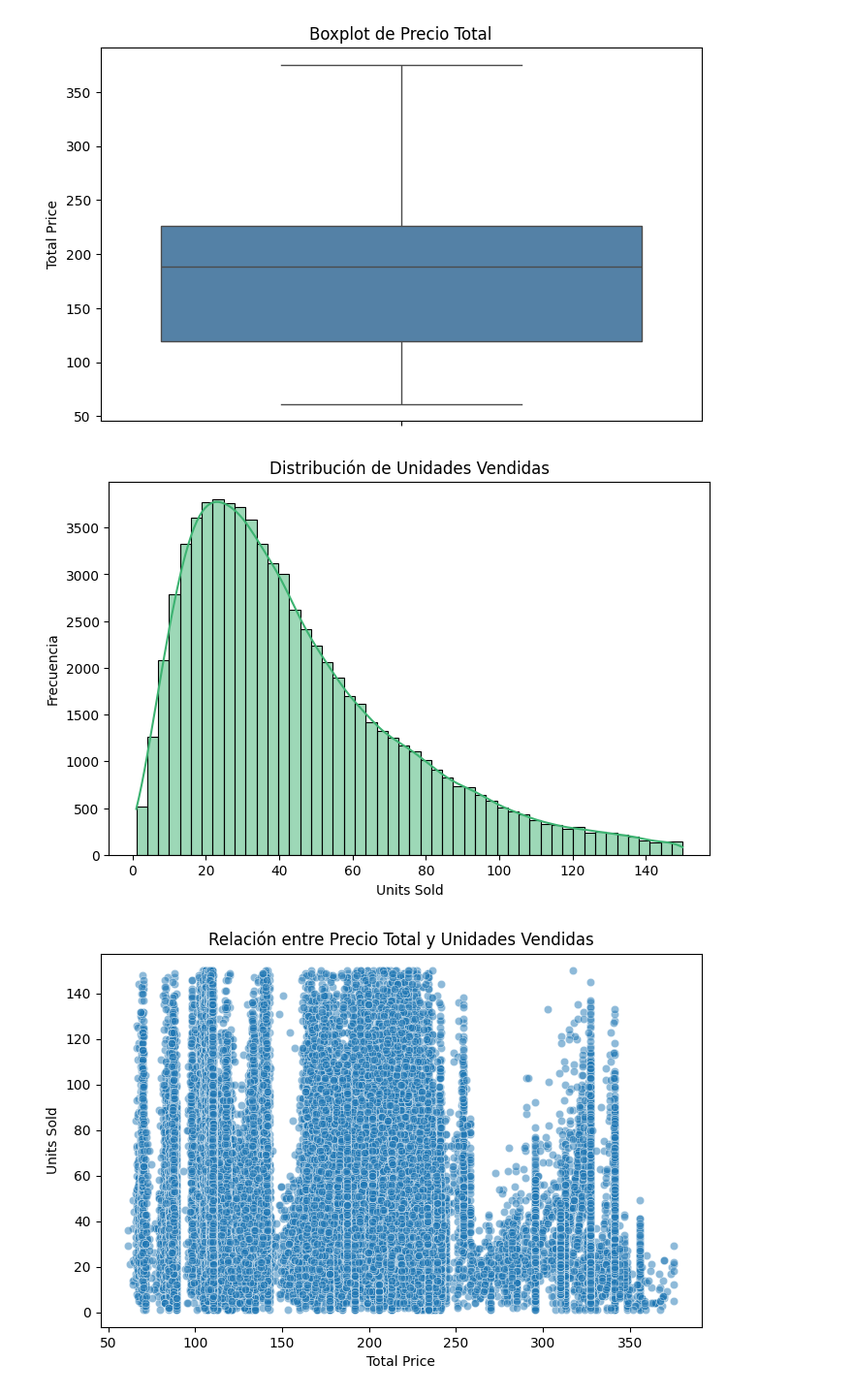
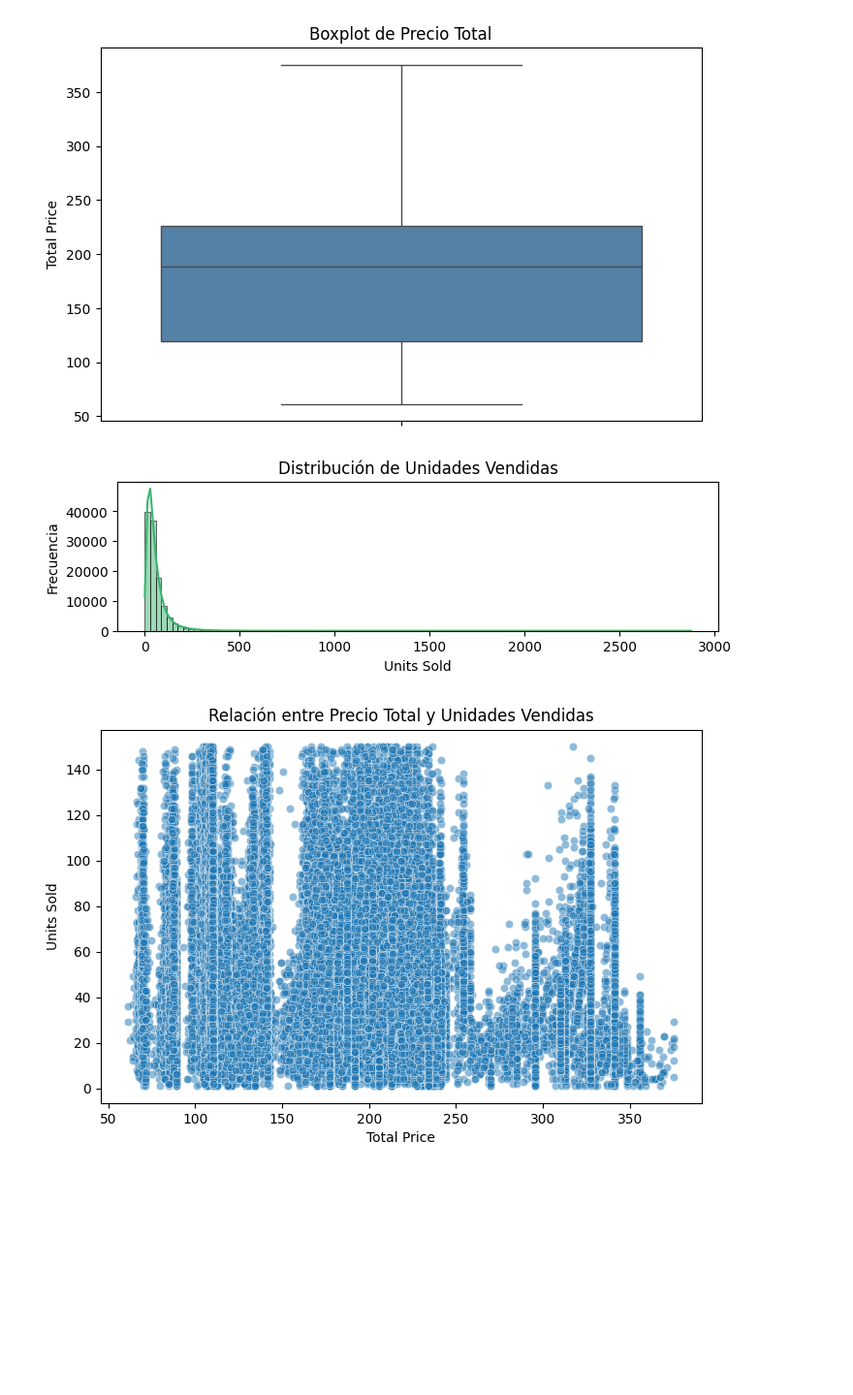
Before and after one commit to MonicaChT16/ComputacionParalelaLab3, a Jupyter notebook: Predicción_de_Demanda__PT_I.ipynb, the cells around one changed output. Shown at 97% size. Saved outputs shown, nothing was run; the diff lists cells and outputs as text; code cells hidden in the pictures; blank space fills up the shorter version.

```diff
--- a/Predicción_de_Demanda__PT_I.ipynb
+++ b/Predicción_de_Demanda__PT_I.ipynb
@@ -345,14 +345,14 @@ plt.show()
 # %% [output]
 [figure]
 # %%
-plt.figure(figsize=(8, 5))
-sns.histplot(dataclean['Units Sold'], bins=50, kde=True, color='mediumseagreen')
+plt.figure(figsize=(8, 2))
+sns.histplot(dataT['Units Sold'], bins=100, kde=True, color='mediumseagreen')
 plt.title('Distribución de Unidades Vendidas')
 plt.xlabel('Units Sold')
 plt.ylabel('Frecuencia')
 plt.show()
 # %% [output]
-[figure, old version]
+[figure, new version]
 # %%
 plt.figure(figsize=(8, 5))
 sns.scatterplot(data=dataclean, x='Total Price', y='Units Sold', alpha=0.5)
```
Also changed, not shown: parts of 19 cells of this notebook.
